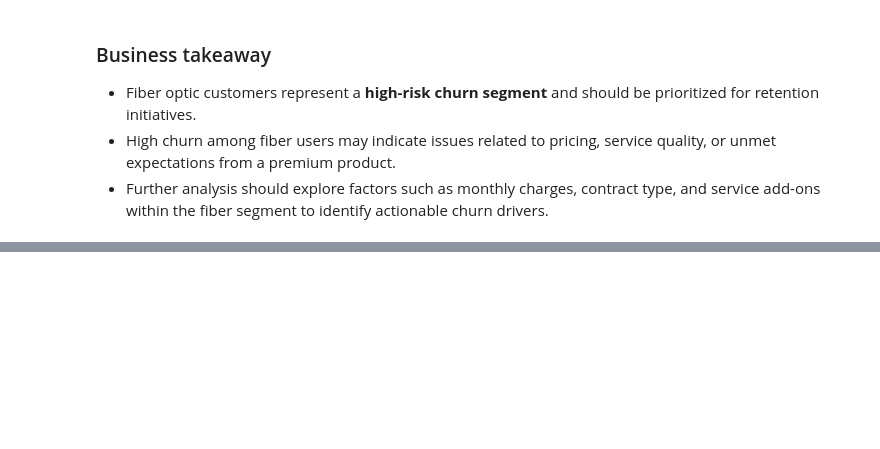
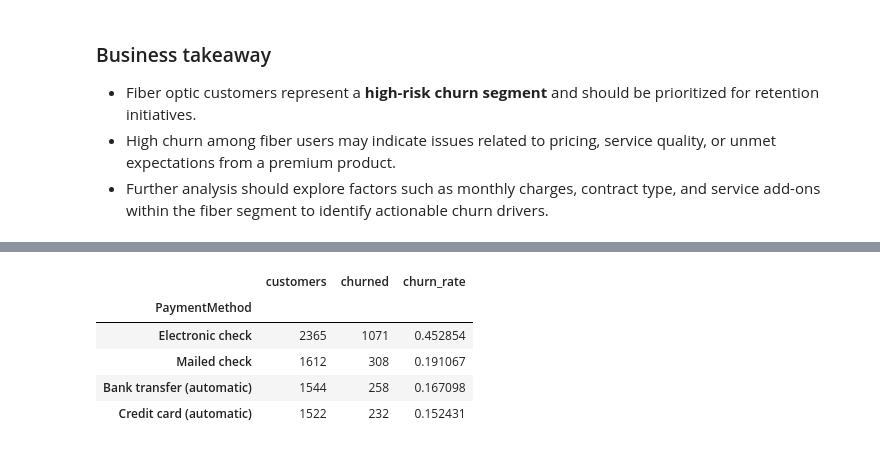
Before and after one commit to Zakat-pm/telecom-customer-churn-analysis, a Jupyter notebook: notebooks/01_data_overview.ipynb, the cells around one changed output, grey strips where cells are left out. Cells and saved outputs as stored; diff of their text form; code cells hidden in the pictures; blank space fills up the shorter version.

```diff
--- a/notebooks/01_data_overview.ipynb
+++ b/notebooks/01_data_overview.ipynb
@@ -297,0 +317,20 @@ plt.show()
+# %%
+payment_summary = (
+    df.assign(churn_flag=(df["Churn"] == "Yes").astype(int))
+      .groupby("PaymentMethod", as_index=True)
+      .agg(
+          customers=("churn_flag", "size"),
+          churned=("churn_flag", "sum")
+      )
+      .assign(churn_rate=lambda x: x["churned"] / x["customers"])
+      .sort_values("churn_rate", ascending=False)
+)
+
+payment_summary
+# %% [output]
+|  | customers | churned | churn_rate |
+| PaymentMethod |  |  |  |
+| Electronic check | 2365 | 1071 | 0.452854 |
+| Mailed check | 1612 | 308 | 0.191067 |
+| Bank transfer (automatic) | 1544 | 258 | 0.167098 |
+| Credit card (automatic) | 1522 | 232 | 0.152431 |
```
Also changed, not shown: parts of 7 cells of this notebook.
